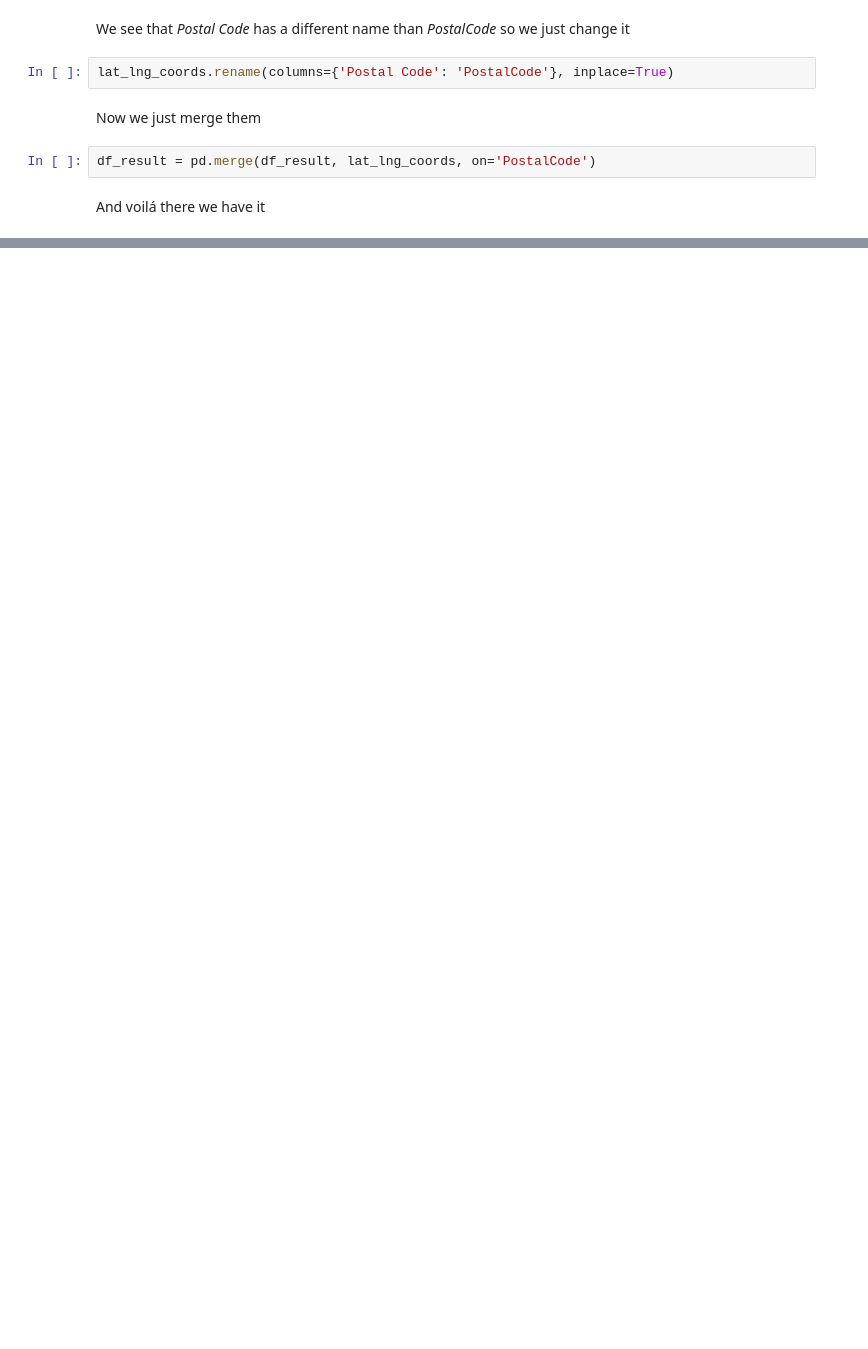
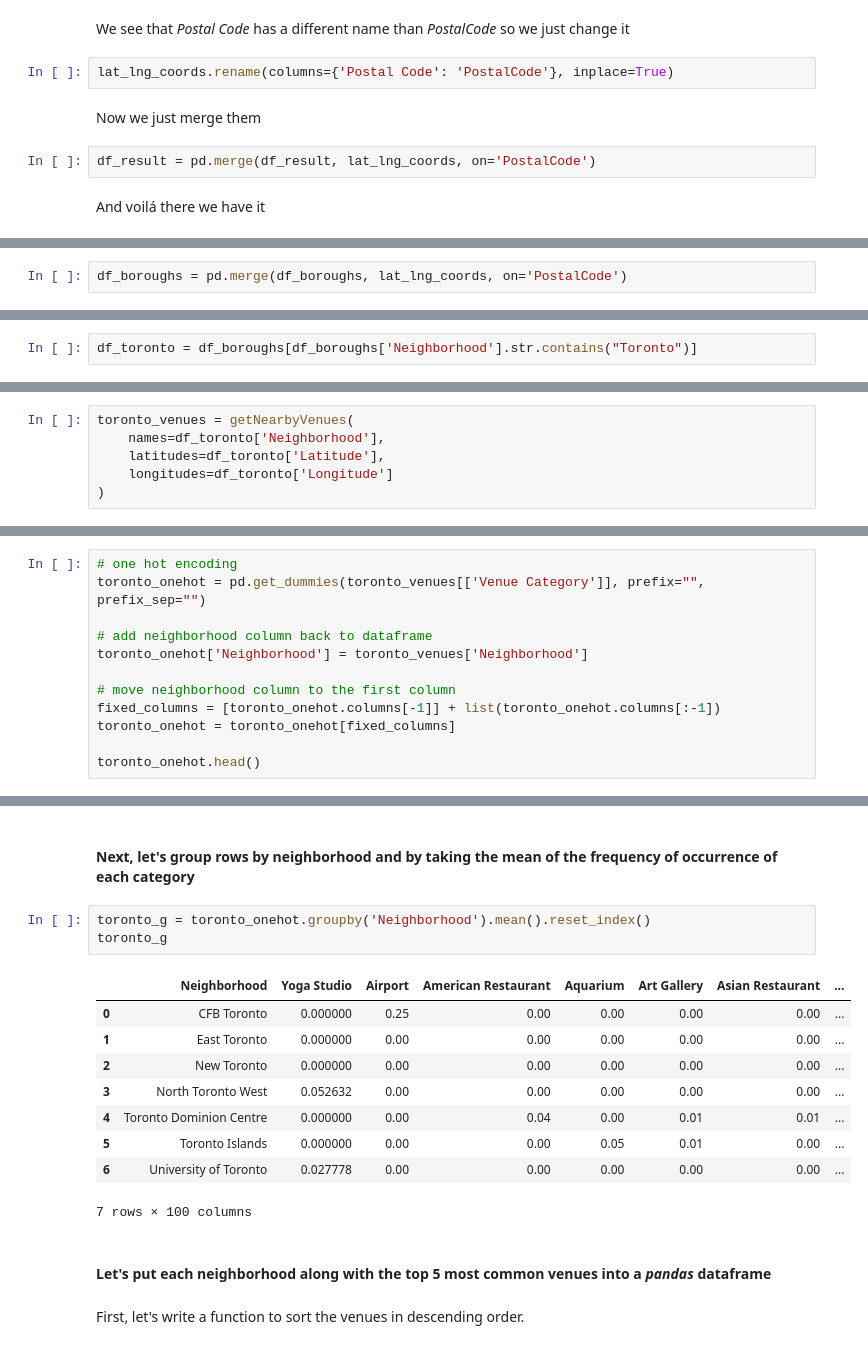
Before and after one commit to foreswearer/Coursera_Capstone, a Jupyter notebook: clustersToronto3.ipynb, the cells around one changed output, grey strips where cells are left out. Drawn from its saved outputs; the diff is of its cells as text; blank space fills up the shorter version.

```diff
--- a/clustersToronto3.ipynb
+++ b/clustersToronto3.ipynb
@@ -142,0 +236,2 @@ df_result.head()
+# %%
+df_boroughs = pd.merge(df_boroughs, lat_lng_coords, on='PostalCode')
@@ -142,0 +241,2 @@ df_result.head()
+# %%
+df_toronto = df_boroughs[df_boroughs['Neighborhood'].str.contains("Toronto")]
@@ -142,0 +300,6 @@ df_result.head()
+# %%
+toronto_venues = getNearbyVenues(
+    names=df_toronto['Neighborhood'],
+    latitudes=df_toronto['Latitude'],
+    longitudes=df_toronto['Longitude']
+)
@@ -142,0 +323,12 @@ df_result.head()
+# %%
+# one hot encoding
+toronto_onehot = pd.get_dummies(toronto_venues[['Venue Category']], prefix="", prefix_sep="")
+
+# add neighborhood column back to dataframe
+toronto_onehot['Neighborhood'] = toronto_venues['Neighborhood']
+
+# move neighborhood column to the first column
+fixed_columns = [toronto_onehot.columns[-1]] + list(toronto_onehot.columns[:-1])
+toronto_onehot = toronto_onehot[fixed_columns]
+
+toronto_onehot.head()
@@ -142,0 +343,19 @@ df_result.head()
+# %% [markdown]
+#### Next, let's group rows by neighborhood and by taking the mean of the frequency of occurrence of each category
+# %%
+toronto_g = toronto_onehot.groupby('Neighborhood').mean().reset_index()
+toronto_g
+# %% [output]
+|  | Neighborhood | Yoga Studio | Airport | American Restaurant | Aquarium | Art Gallery | Asian Restaurant | ... |
+| 0 | CFB Toronto | 0.000000 | 0.25 | 0.00 | 0.00 | 0.00 | 0.00 | ... |
+| 1 | East Toronto | 0.000000 | 0.00 | 0.00 | 0.00 | 0.00 | 0.00 | ... |
+| 2 | New Toronto | 0.000000 | 0.00 | 0.00 | 0.00 | 0.00 | 0.00 | ... |
+| 3 | North Toronto West | 0.052632 | 0.00 | 0.00 | 0.00 | 0.00 | 0.00 | ... |
+| 4 | Toronto Dominion Centre | 0.000000 | 0.00 | 0.04 | 0.00 | 0.01 | 0.01 | ... |
+| 5 | Toronto Islands | 0.000000 | 0.00 | 0.00 | 0.05 | 0.01 | 0.00 | ... |
+| 6 | University of Toronto | 0.027778 | 0.00 | 0.00 | 0.00 | 0.00 | 0.00 | ... |
+7 rows × 100 columns
+# %% [markdown]
+#### Let's put each neighborhood along with the top 5 most common venues into a *pandas* dataframe
+# %% [markdown]
+First, let's write a function to sort the venues in descending order.
```
Also changed, not shown: parts of 34 cells of this notebook, 1 other file.
